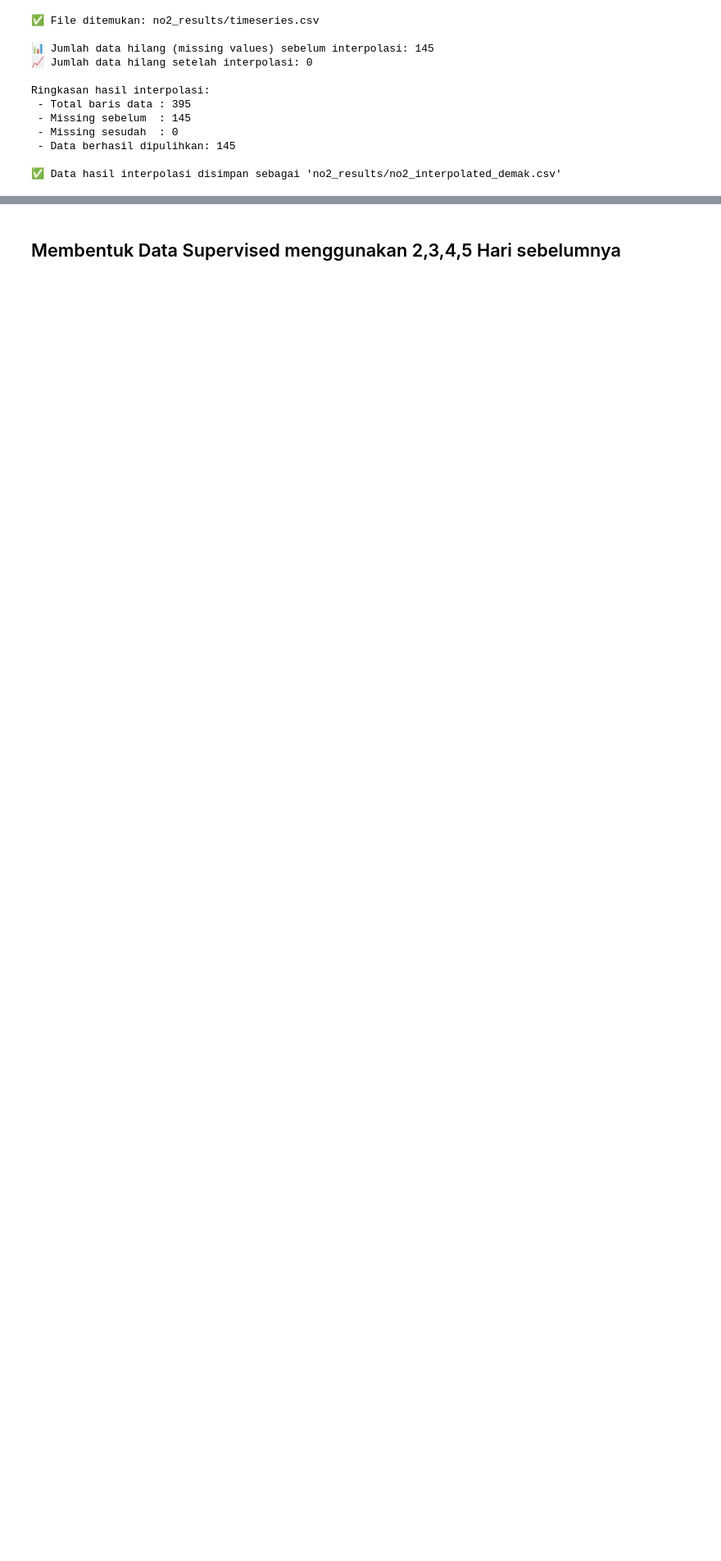
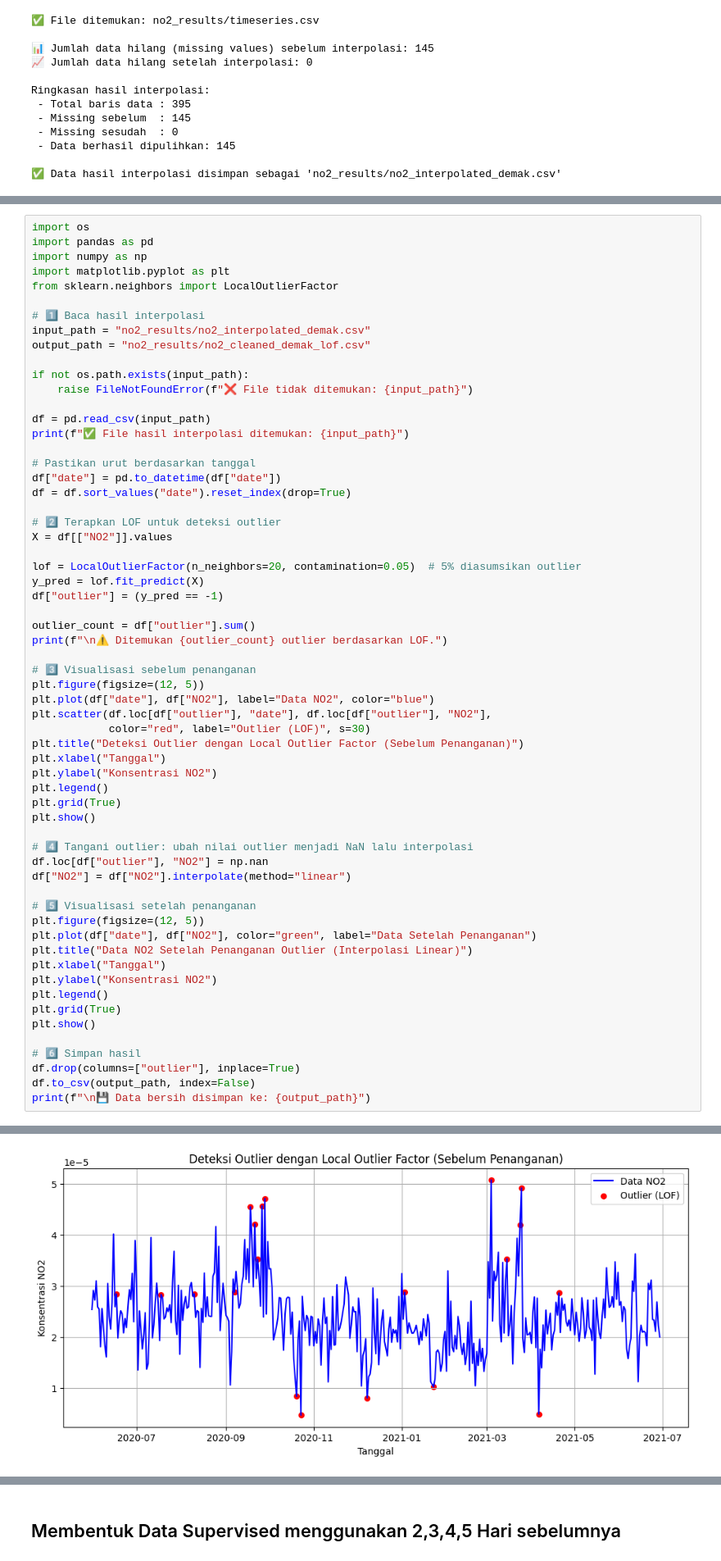
Before and after one commit to NaufalThariq01/Uranus, a Jupyter notebook: myfirstbook/_build/jupyter_execute/NO2_Demak/preprocessing.ipynb, the cells around one changed output, grey strips where cells are left out. Shown at 82% size. Drawn from its saved outputs; the diff is of its cells as text; blank space fills up the shorter version.

```diff
--- a/myfirstbook/_build/jupyter_execute/NO2_Demak/preprocessing.ipynb
+++ b/myfirstbook/_build/jupyter_execute/NO2_Demak/preprocessing.ipynb
@@ -60,0 +63,62 @@ Ringkasan hasil interpolasi:
+# %%
+import os
+import pandas as pd
+import numpy as np
+import matplotlib.pyplot as plt
+from sklearn.neighbors import LocalOutlierFactor
+
+# 1️⃣ Baca hasil interpolasi
+input_path = "no2_results/no2_interpolated_demak.csv"
+output_path = "no2_results/no2_cleaned_demak_lof.csv"
+
+if not os.path.exists(input_path):
+    raise FileNotFoundError(f"❌ File tidak ditemukan: {input_path}")
+
+df = pd.read_csv(input_path)
+print(f"✅ File hasil interpolasi ditemukan: {input_path}")
+
+# Pastikan urut berdasarkan tanggal
+df["date"] = pd.to_datetime(df["date"])
+df = df.sort_values("date").reset_index(drop=True)
+
+# 2️⃣ Terapkan LOF untuk deteksi outlier
+X = df[["NO2"]].values
+
+lof = LocalOutlierFactor(n_neighbors=20, contamination=0.05)  # 5% diasumsikan outlier
+y_pred = lof.fit_predict(X)
+df["outlier"] = (y_pred == -1)
+
+outlier_count = df["outlier"].sum()
+print(f"\n⚠️ Ditemukan {outlier_count} outlier berdasarkan LOF.")
+
+# 3️⃣ Visualisasi sebelum penanganan
+plt.figure(figsize=(12, 5))
+plt.plot(df["date"], df["NO2"], label="Data NO2", color="blue")
+plt.scatter(df.loc[df["outlier"], "date"], df.loc[df["outlier"], "NO2"],
+            color="red", label="Outlier (LOF)", s=30)
+plt.title("Deteksi Outlier dengan Local Outlier Factor (Sebelum Penanganan)")
+plt.xlabel("Tanggal")
+plt.ylabel("Konsentrasi NO2")
+plt.legend()
+plt.grid(True)
+plt.show()
+
+# 4️⃣ Tangani outlier: ubah nilai outlier menjadi NaN lalu interpolasi
+df.loc[df["outlier"], "NO2"] = np.nan
+df["NO2"] = df["NO2"].interpolate(method="linear")
+
+# 5️⃣ Visualisasi setelah penanganan
+plt.figure(figsize=(12, 5))
+plt.plot(df["date"], df["NO2"], color="green", label="Data Setelah Penanganan")
+plt.title("Data NO2 Setelah Penanganan Outlier (Interpolasi Linear)")
+plt.xlabel("Tanggal")
+plt.ylabel("Konsentrasi NO2")
+plt.legend()
+plt.grid(True)
+plt.show()
+
+# 6️⃣ Simpan hasil
+df.drop(columns=["outlier"], inplace=True)
+df.to_csv(output_path, index=False)
+print(f"\n💾 Data bersih disimpan ke: {output_path}")
+# %% [output]
@@ -60,0 +128 @@ Ringkasan hasil interpolasi:
+[figure, added]
```
Also changed, not shown: parts of 9 cells of this notebook, 52 other files.
